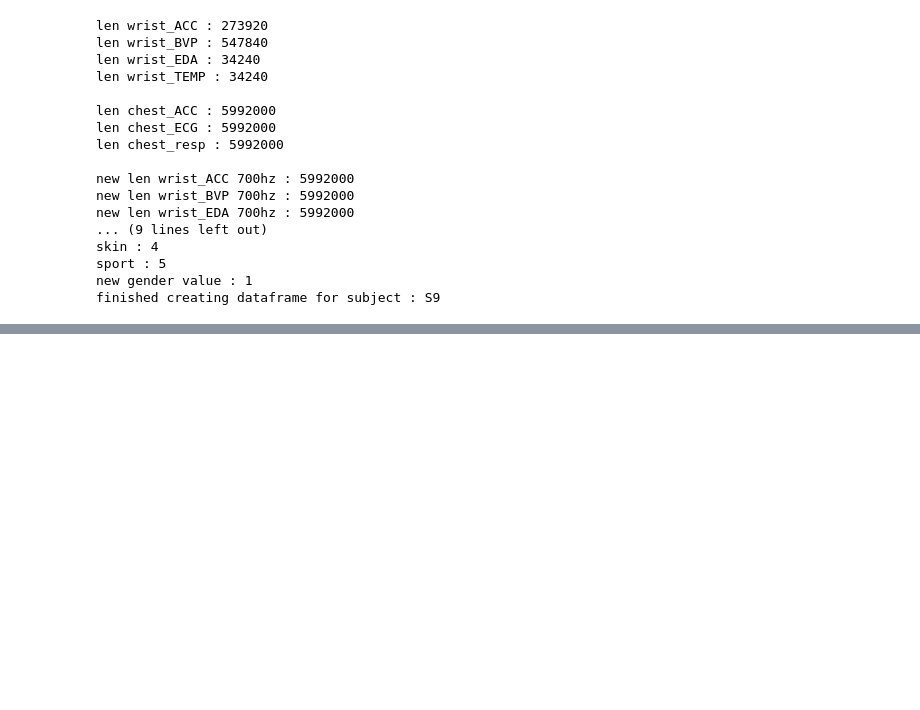
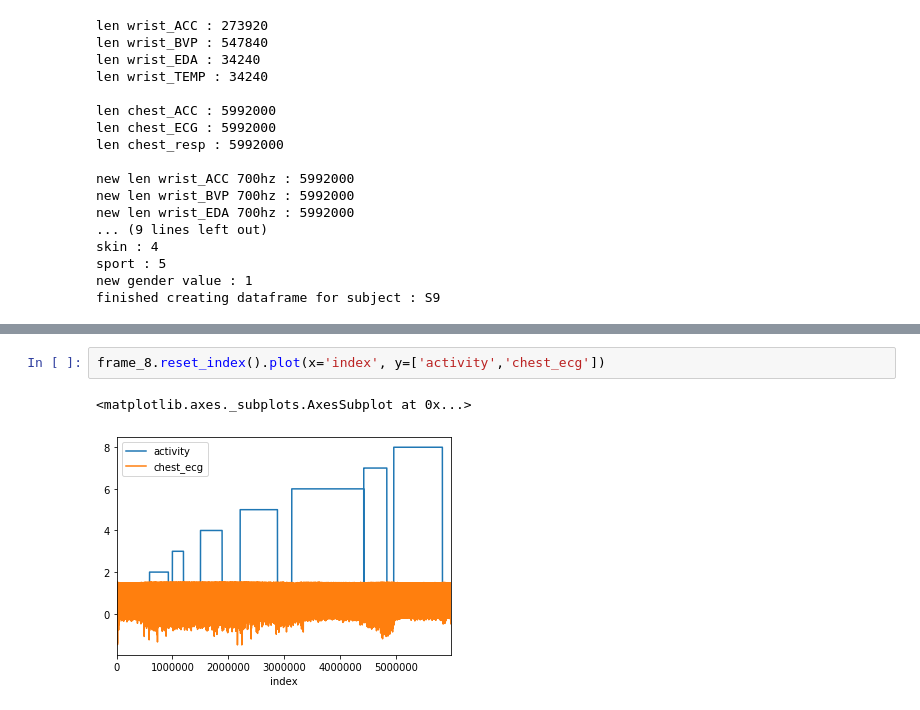
Before and after one commit to GailletLouis/Python_for_data_analysis, a Jupyter notebook: script.ipynb, the cells around one changed output, grey strips where cells are left out. Drawn from its saved outputs; the diff is of its cells as text; blank space fills up the shorter version.

```diff
--- a/script.ipynb
+++ b/script.ipynb
@@ -243,0 +260,5 @@ Finished with 15
+# %%
+frame_8.reset_index().plot(x='index', y=['activity','chest_ecg'])
+# %% [output]
+<matplotlib.axes._subplots.AxesSubplot at 0x...>
+[figure, added]
```
Also changed, not shown: parts of 9 cells of this notebook.
